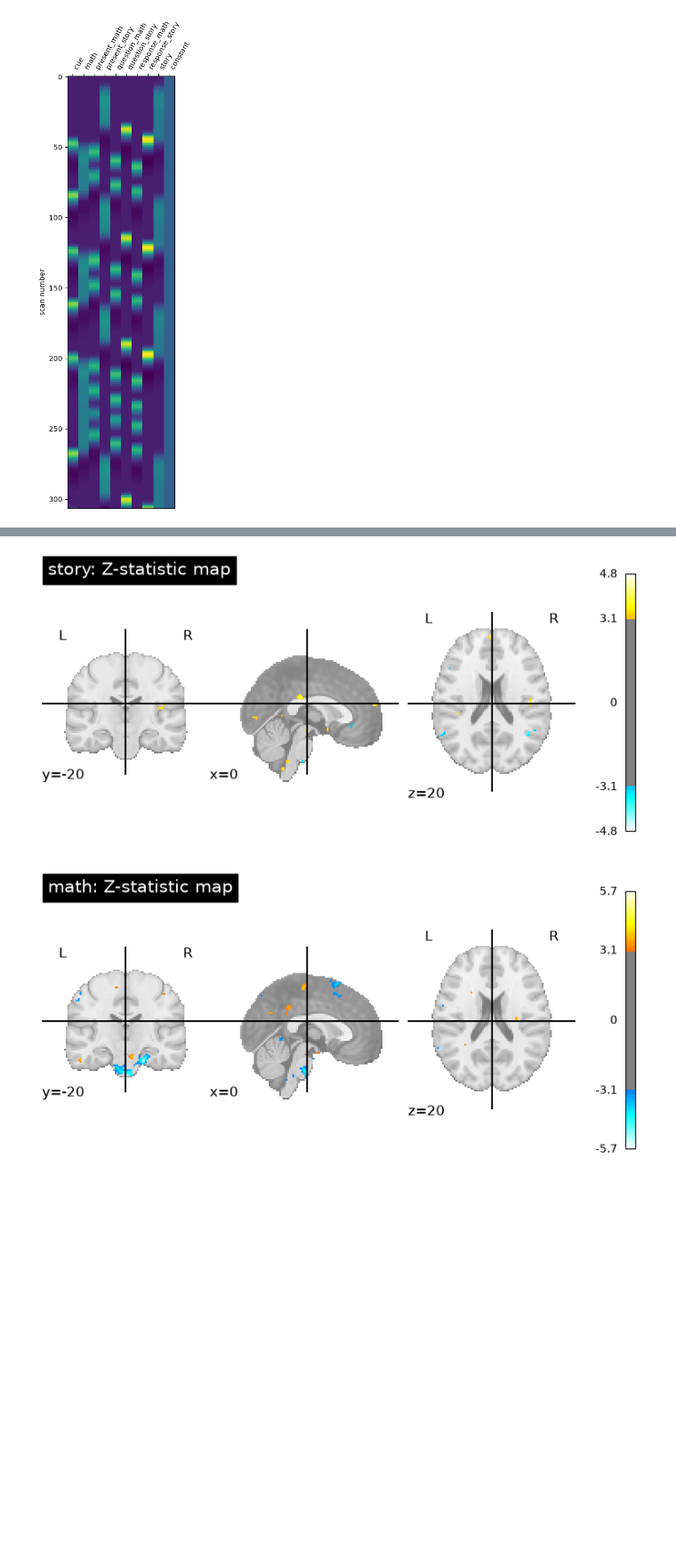
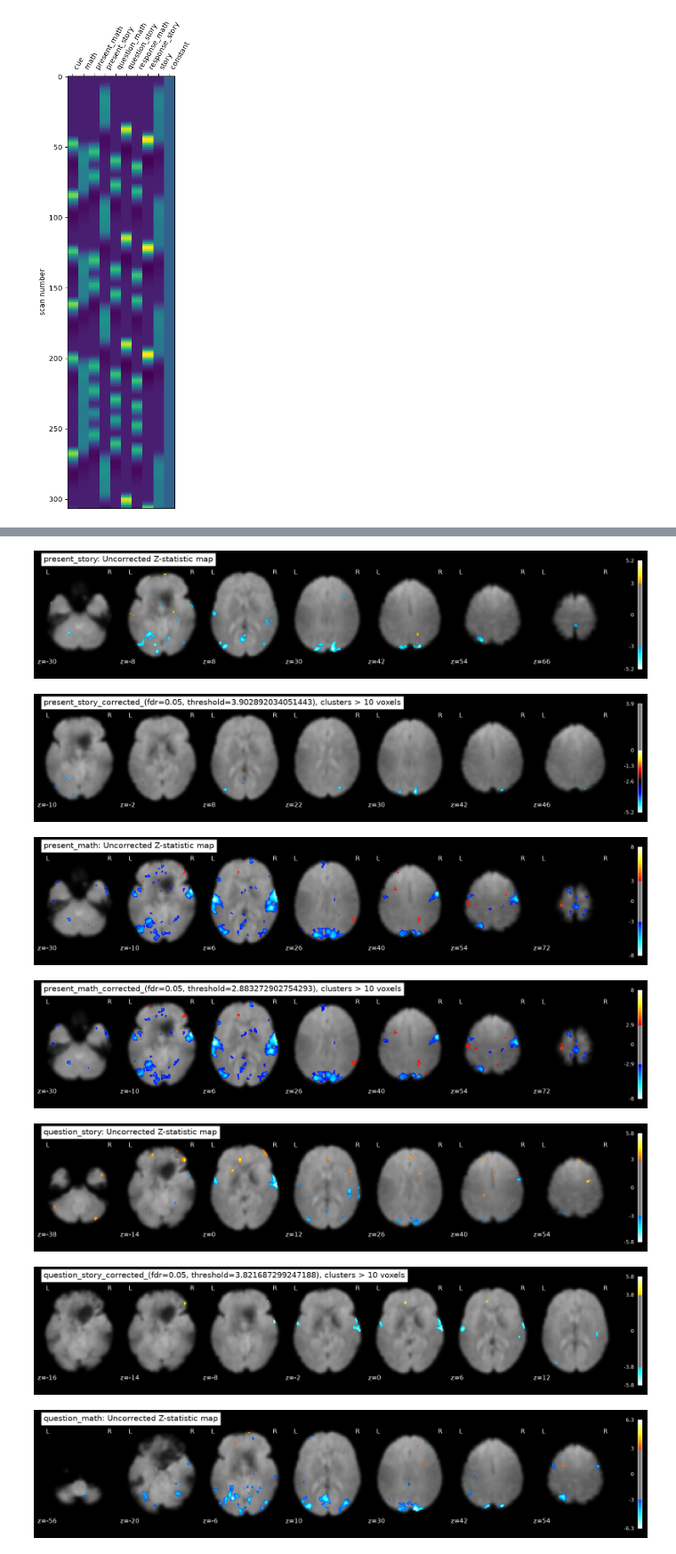
Before and after one commit to nazimov14/NSSP_MiniProjects, a Jupyter notebook: Part1-3_GLM.ipynb, the cells around one changed output, grey strips where cells are left out. Shown at 89% size. Saved outputs shown, nothing was run; the diff lists cells and outputs as text; code cells hidden in the pictures; blank space fills up the shorter version.

```diff
--- a/Part1-3_GLM.ipynb
+++ b/Part1-3_GLM.ipynb
@@ -67,10 +67,10 @@ fsleyesDisplay.show()
 fMRI_data_root = op.join(notebook_dir, 'fMRI', 'tfMRI_LANGUAGE_LR')
 fMRI_data_filepath = op.join(fMRI_data_root, 'tfMRI_LANGUAGE_LR.nii.gz')
 fMRI_task_data = op.join(fMRI_data_root, 'tfMRI_LANGUAGE_LR_task_onsets.csv')
-derivatives_folder = op.join(notebook_dir, 'derivatives')
+preproc_root = op.join(notebook_dir, 'derivatives')
 
-### CHANGE ####
-final_fMRI = nib.load(op.join(derivatives_folder, 'tfMRI_LANGUAGE_LR_moco_smoothed-6mm.nii.gz'))
+
+final_fMRI = nib.load(op.join(preproc_root, 'tfMRI_LANGUAGE_LR_moco_smoothed-6mm.nii.gz'))
 # %%
 # The task consists of two runs that each interleave 4 blocks of a story task and 4 blocks of
 # a math task. The lengths of the blocks vary (average of approximately 30 seconds),
@@ -113,13 +113,13 @@ events
 # %%
 from nilearn.glm.first_level import make_first_level_design_matrix, FirstLevelModel
 
-# extract TR from NIFTI header of fMRI file
+# extract TR from NIFTI header of fMRI file to fit first-level design matrix
 fmri_orig = nib.load(fMRI_data_filepath)
-tr = fmri_orig.header.get_zooms()[3]
+tr = float(fmri_orig.header.get_zooms()[3])
 print(f"Repetition Time (TR): {tr} seconds")
 
 # Specify what sort of GLM we want (nature of the noise, repetition time of the data and other parameters)
-fmri_glm = FirstLevelModel(t_r=float(tr), noise_model='ar1', standardize=False, hrf_model='spm', drift_model=None, high_pass=.1)
+fmri_glm = FirstLevelModel(t_r=tr, noise_model='ar1', standardize=False, hrf_model='spm', drift_model=None, high_pass=.1)
 
 # Fit the model to our design and data
 fmri_glm = fmri_glm.fit(final_fMRI, events)
@@ -160,24 +200,46 @@ plt.show()
 # %%
 ###### CREATE STATISTICAL MAPS OF EACH OF THE TASK-RELATED REGRESSORS
-task_conditions = ["story", "math"]
+task_conditions = ["present_story", "present_math", "question_story", "question_math","response_story", "response_math"]
 
-from nilearn import plotting
+from nilearn.plotting import plot_stat_map
+from nilearn.image import mean_img
+from nilearn.glm import threshold_stats_img
+
+# FDR Parameters
+cluster_size = 10
+fdr_rate = 0.05
+
+# Image to display activated pixels on top of
+mean_img_ = mean_img(final_fMRI)
+
 for condition in task_conditions:
-    # Test the effect of this condition relative to baseline
-    z_map = fmri_glm.compute_contrast(condition, output_type="z_score")
+    # Test the effect of this condition relative to baseline (uncorrected)
+    z_map = new_glm.compute_contrast(condition, output_type="z_score")
 
     # Save the statistical map
-    z_map.to_filename(f"{condition}_zmap.nii.gz")
+    z_map.to_filename(f"{condition}_zmap_uncorrected.nii.gz")
 
-    # Plot/display the map
-    plotting.plot_stat_map(
-        z_map,
-        title=f"{condition}: Z-statistic map",
-        threshold=3.1,
-        display_mode="ortho",
-        cut_coords=(0, -20, 20),
-        colorbar=True)
+    # Plot/display the uncorrected map
+    plot_stat_map(z_map, bg_img=mean_img_, threshold=3.0,
+              display_mode='z', cut_coords=7, black_bg=True, title=f"{condition}: Uncorrected Z-statistic map")
     plt.show()
+
+    # Here, we apply the FDR correction + threshold (to correct for the multiple comparisons and p value issue)
+    clean_map, threshold = threshold_stats_img(z_map, alpha=fdr_rate, height_control='fdr', cluster_threshold=cluster_size)
+
+    # And this is just to plot here!
+    plot_stat_map(clean_map, bg_img=mean_img_, threshold=threshold,
+              display_mode='z', cut_coords=7, black_bg=True,
+              title= condition + '_corrected_(fdr={}, threshold={}), clusters > {} voxels'.format(fdr_rate, threshold, cluster_size))
+
+    clean_map.to_filename(f"{condition}_corrected_statmap.nii.gz")
+
+    plt.show()
 # %% [output]
-[figure, old version]
+[figure, new version]
-[figure, old version]
+[figure, new version]
+[figure, added]
+[figure, added]
+[figure, added]
+[figure, added]
+[figure, added]
```
Also changed, not shown: parts of 7 cells of this notebook.
